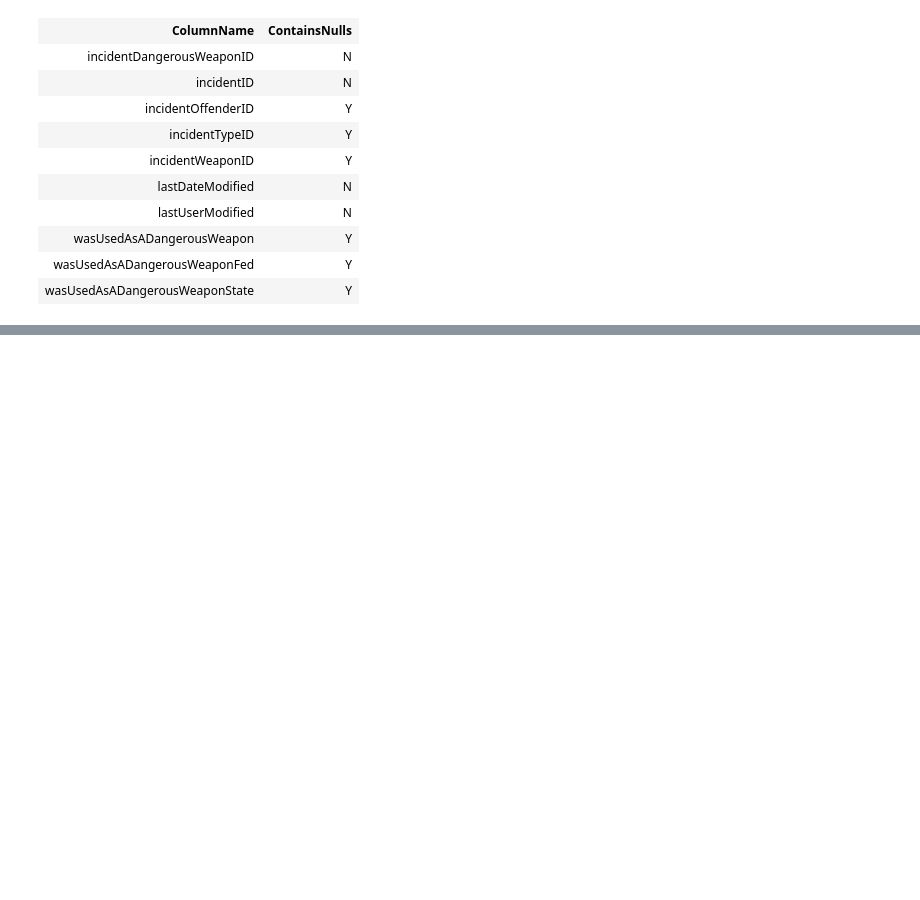
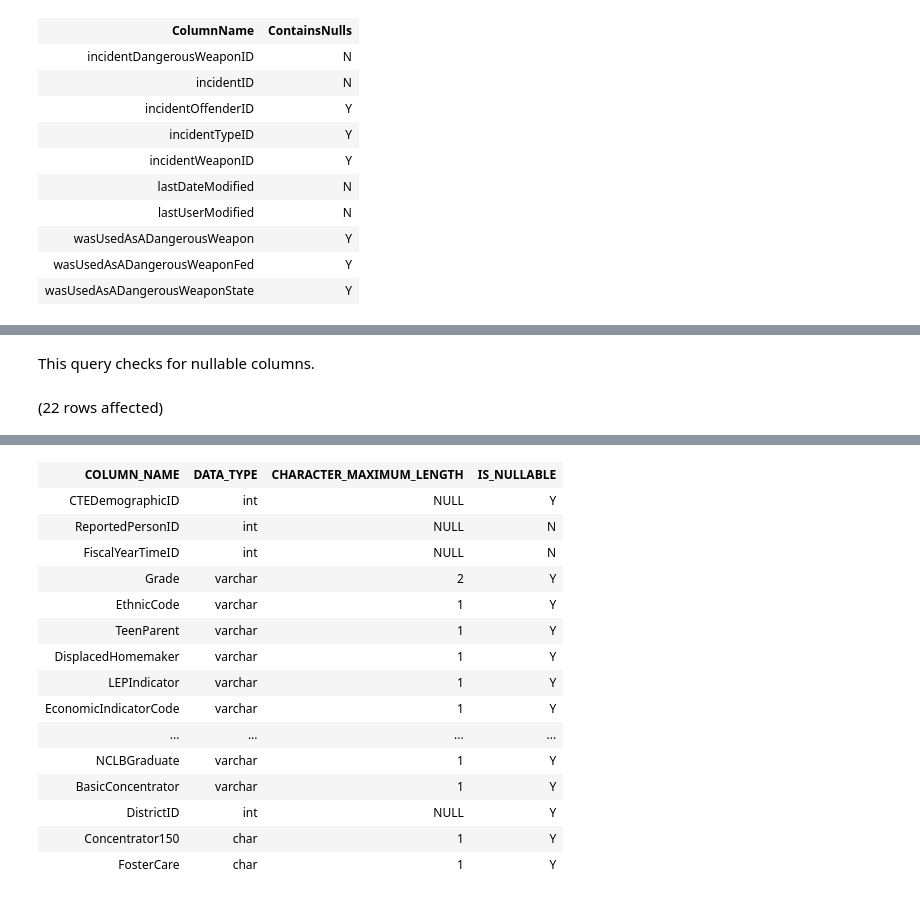
Before and after one commit to mberriMDE/mde-data-dicts, a Jupyter notebook: scripts/Notebook_of_useful_DIRS_queries.ipynb, the cells around one changed output, grey strips where cells are left out. Drawn from its saved outputs; the diff is of its cells as text; code cells hidden in the pictures; blank space fills up the shorter version.

```diff
--- a/scripts/Notebook_of_useful_DIRS_queries.ipynb
+++ b/scripts/Notebook_of_useful_DIRS_queries.ipynb
@@ -191,0 +279,15 @@ Total execution time: 00:00:00.250
+# %% [markdown]
+This query checks for nullable columns.
+# %%
+USE SLEDSDW;
+SELECT
+    COLUMN_NAME,
+    DATA_TYPE,
+    CHARACTER_MAXIMUM_LENGTH,
+    LEFT(IS_NULLABLE,1) AS IS_NULLABLE
+FROM
+    INFORMATION_SCHEMA.COLUMNS
+WHERE
+    TABLE_NAME = 'CTEDemographic' AND TABLE_SCHEMA = 'dbo'
+# %% [output]
+(22 rows affected)
@@ -191,0 +295,16 @@ Total execution time: 00:00:00.250
+| COLUMN_NAME | DATA_TYPE | CHARACTER_MAXIMUM_LENGTH | IS_NULLABLE |
+| CTEDemographicID | int | NULL | Y |
+| ReportedPersonID | int | NULL | N |
+| FiscalYearTimeID | int | NULL | N |
+| Grade | varchar | 2 | Y |
+| EthnicCode | varchar | 1 | Y |
+| TeenParent | varchar | 1 | Y |
+| DisplacedHomemaker | varchar | 1 | Y |
+| LEPIndicator | varchar | 1 | Y |
+| EconomicIndicatorCode | varchar | 1 | Y |
+| ... | ... | ... | ... |
+| NCLBGraduate | varchar | 1 | Y |
+| BasicConcentrator | varchar | 1 | Y |
+| DistrictID | int | NULL | Y |
+| Concentrator150 | char | 1 | Y |
+| FosterCare | char | 1 | Y |
```
Also changed, not shown: parts of 7 cells of this notebook, 6 other files.
